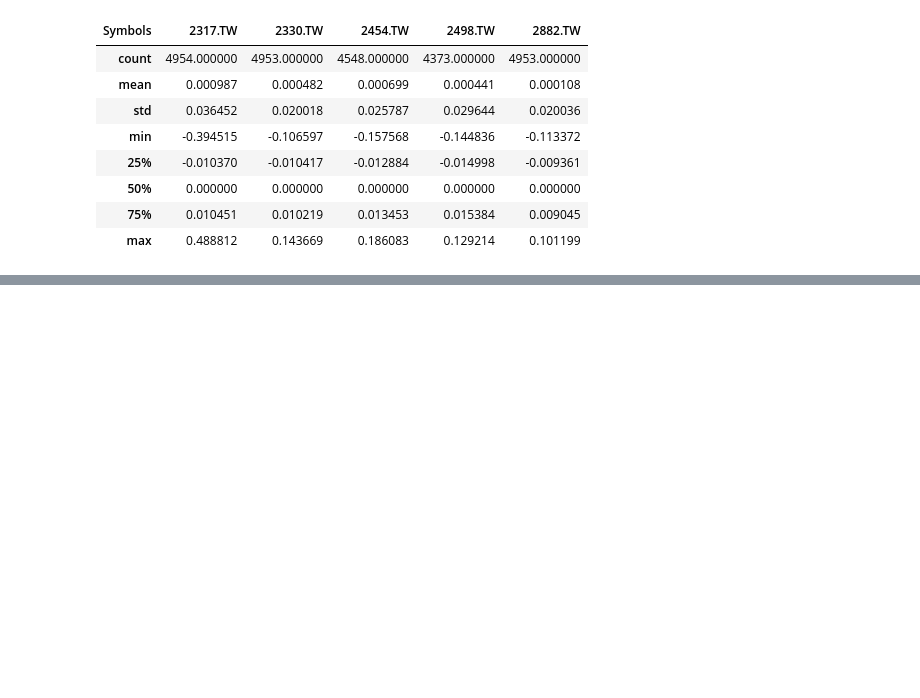
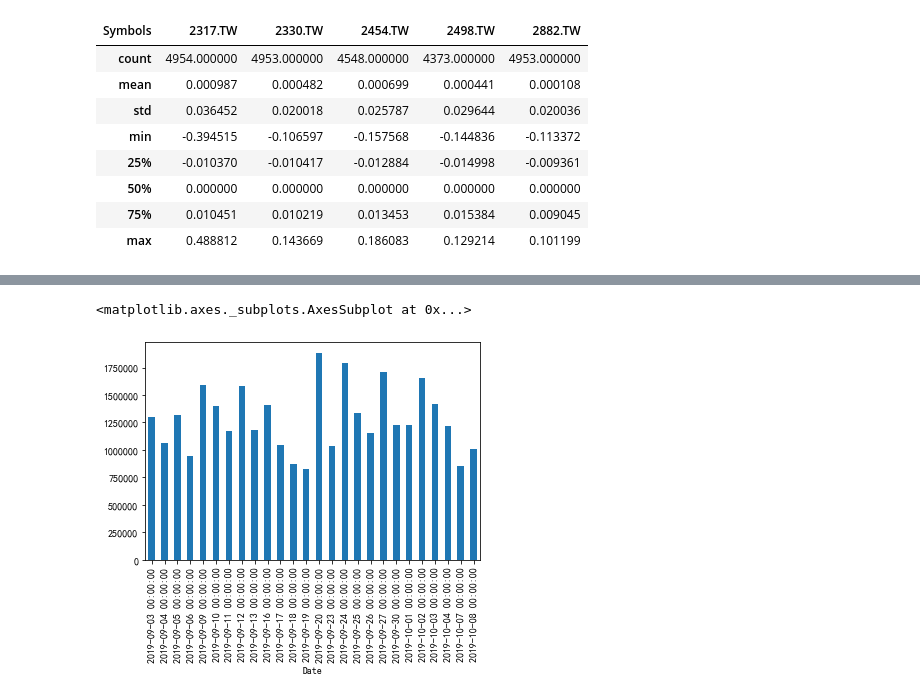
Before and after one commit to ywchiu/chinalife, a Jupyter notebook: Demo20191009.ipynb, the cells around one changed output, grey strips where cells are left out. Saved outputs shown, nothing was run; the diff lists cells and outputs as text; code cells hidden in the pictures; blank space fills up the shorter version.

```diff
--- a/Demo20191009.ipynb
+++ b/Demo20191009.ipynb
@@ -669,0 +707,5 @@ ret.describe()
+# %%
+GOOGLE.loc[GOOGLE.index >= '2019-09-01', 'Volume'].plot(kind = 'bar')
+# %% [output]
+<matplotlib.axes._subplots.AxesSubplot at 0x...>
+[figure, added]
```
Also changed, not shown: parts of 31 cells of this notebook.
